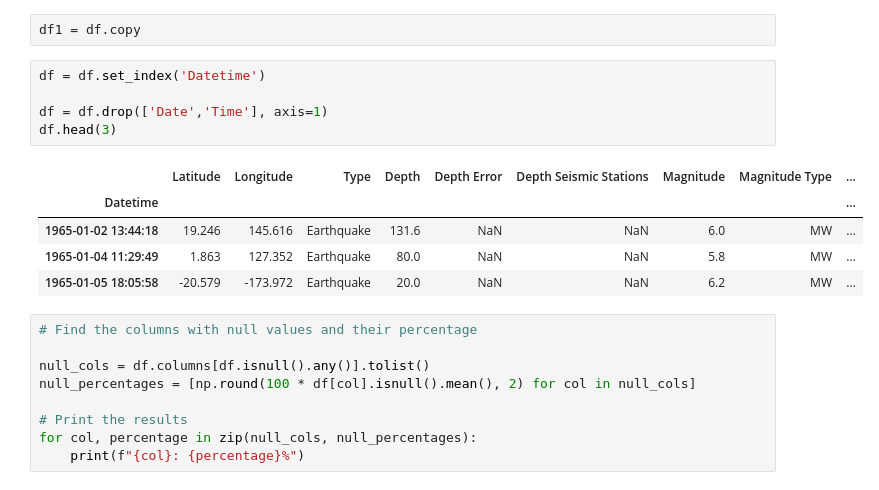
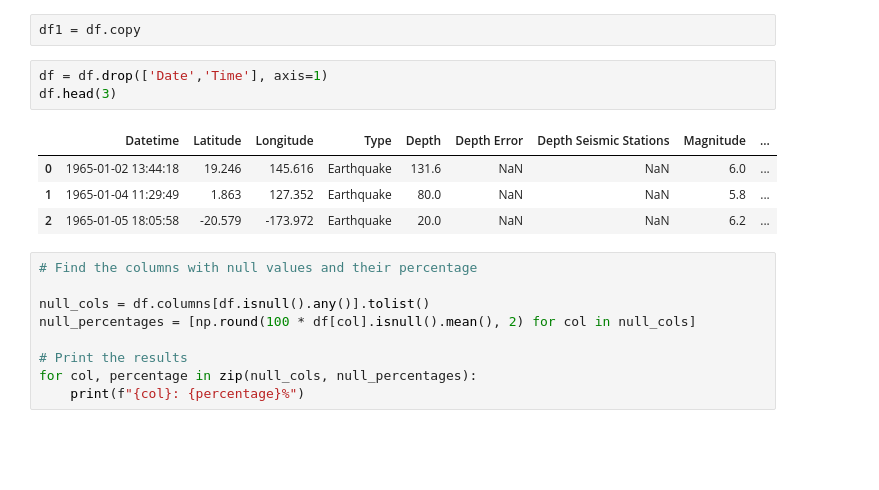
Before and after one commit to PerisN/Predicting-Earthquakes, a Jupyter notebook: Earthquakes.ipynb, the cells around one changed output. Saved outputs shown, nothing was run; the diff lists cells and outputs as text; blank space fills up the shorter version.

```diff
--- a/Earthquakes.ipynb
+++ b/Earthquakes.ipynb
@@ -158,16 +160,13 @@ Name: Type, dtype: int64
 # %%
 df1 = df.copy
 # %%
-df = df.set_index('Datetime')
-
 df = df.drop(['Date','Time'], axis=1)
 df.head(3)
 # %% [output]
-|  | Latitude | Longitude | Type | Depth | Depth Error | Depth Seismic Stations | Magnitude | Magnitude Type | ... |
-| Datetime |  |  |  |  |  |  |  |  | ... |
-| 1965-01-02 13:44:18 | 19.246 | 145.616 | Earthquake | 131.6 | NaN | NaN | 6.0 | MW | ... |
-| 1965-01-04 11:29:49 | 1.863 | 127.352 | Earthquake | 80.0 | NaN | NaN | 5.8 | MW | ... |
-| 1965-01-05 18:05:58 | -20.579 | -173.972 | Earthquake | 20.0 | NaN | NaN | 6.2 | MW | ... |
+|  | Datetime | Latitude | Longitude | Type | Depth | Depth Error | Depth Seismic Stations | Magnitude | ... |
+| 0 | 1965-01-02 13:44:18 | 19.246 | 145.616 | Earthquake | 131.6 | NaN | NaN | 6.0 | ... |
+| 1 | 1965-01-04 11:29:49 | 1.863 | 127.352 | Earthquake | 80.0 | NaN | NaN | 5.8 | ... |
+| 2 | 1965-01-05 18:05:58 | -20.579 | -173.972 | Earthquake | 20.0 | NaN | NaN | 6.2 | ... |
 # %%
 # Find the columns with null values and their percentage
 
```
Also changed, not shown: parts of 43 cells of this notebook.
